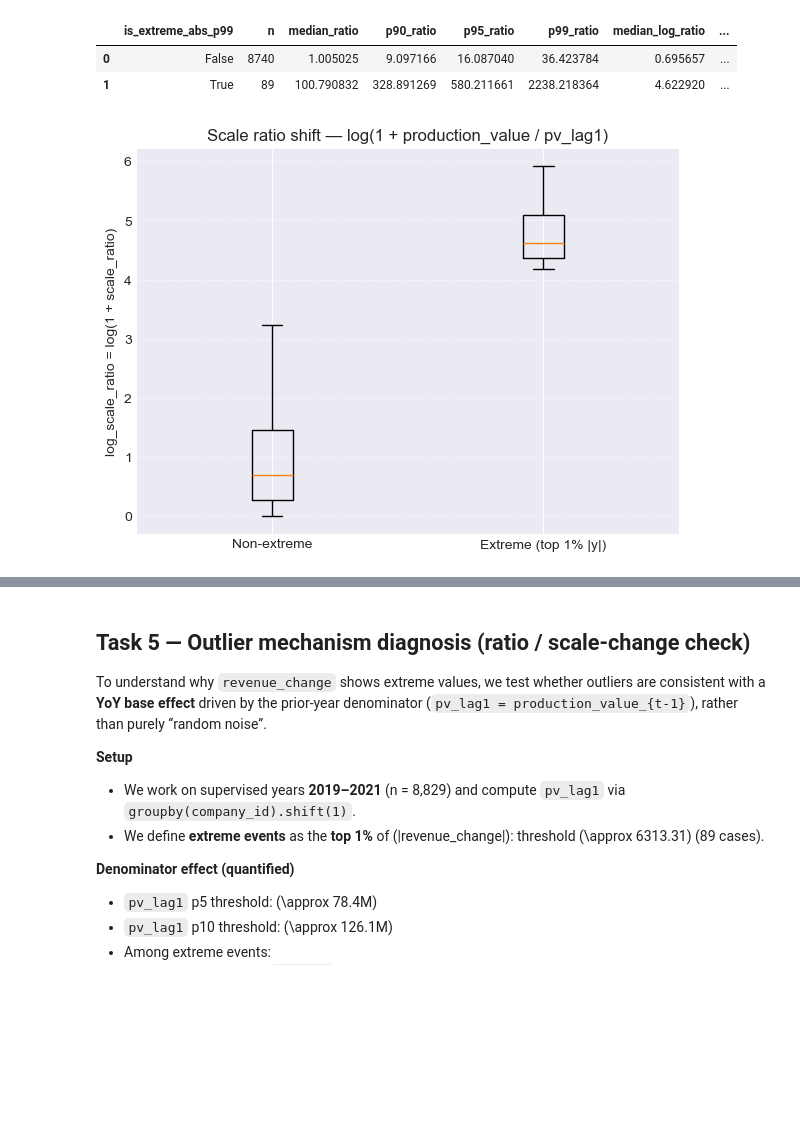
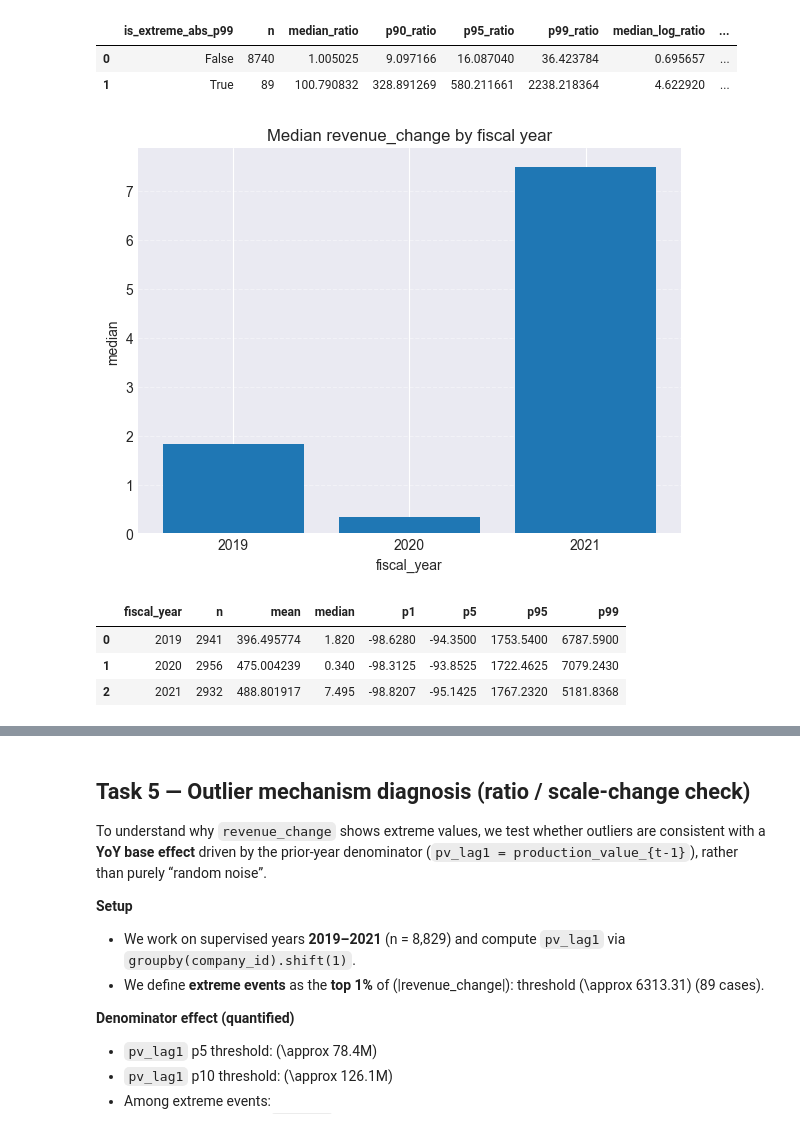
Before and after one commit to MoriondoTommaso/italian-financial-challenge, a Jupyter notebook: notebooks/Final.ipynb, the cells around one changed output, grey strips where cells are left out. Cells and saved outputs as stored; diff of their text form; code cells hidden in the pictures; blank space fills up the shorter version.

Commit message:
Update EDA: temporal drift + boxplot

```diff
--- a/notebooks/Final.ipynb
+++ b/notebooks/Final.ipynb
@@ -831,18 +845,3 @@ ratio_summary
 |  | is_extreme_abs_p99 | n | median_ratio | p90_ratio | p95_ratio | p99_ratio | median_log_ratio | ... |
 | 0 | False | 8740 | 1.005025 | 9.097166 | 16.087040 | 36.423784 | 0.695657 | ... |
 | 1 | True | 89 | 100.790832 | 328.891269 | 580.211661 | 2238.218364 | 4.622920 | ... |
-# %%
-
-
-# due gruppi
-g0 = tmp3.loc[~tmp3["is_extreme_abs_p99"], "log_scale_ratio"]
-g1 = tmp3.loc[tmp3["is_extreme_abs_p99"], "log_scale_ratio"]
-
-plt.figure(figsize=(7,5))
-plt.boxplot([g0, g1], labels=["Non-extreme", "Extreme (top 1% |y|)"], showfliers=False)
-plt.title("Scale ratio shift — log(1 + production_value / pv_lag1)")
-plt.ylabel("log_scale_ratio = log(1 + scale_ratio)")
-plt.grid(True, axis="y", linestyle="--", alpha=0.5)
-plt.show()
-# %% [output]
-[figure, removed]
@@ -848,0 +851,39 @@ plt.show()
+# %%
+time_col = "fiscal_year"
+target = "revenue_change"
+
+tmp = df[[time_col, target]].dropna().copy()
+tmp[time_col] = tmp[time_col].astype(int)
+
+summary = (
+    tmp.groupby(time_col)[target]
+      .agg(
+          n="count",
+          mean="mean",
+          median="median",
+          p1=lambda s: s.quantile(0.01),
+          p5=lambda s: s.quantile(0.05),
+          p95=lambda s: s.quantile(0.95),
+          p99=lambda s: s.quantile(0.99),
+      )
+      .reset_index()
+)
+
+summary_sorted = summary.sort_values(time_col).copy()
+x = summary_sorted[time_col].astype(str)
+
+plt.figure(figsize=(7,5))
+plt.bar(x, summary_sorted["median"])
+plt.title("Median revenue_change by fiscal year")
+plt.xlabel(time_col)
+plt.ylabel("median")
+plt.grid(axis="y", linestyle="--", alpha=0.4)
+plt.show()
+
+summary_sorted
+# %% [output]
+[figure, added]
+|  | fiscal_year | n | mean | median | p1 | p5 | p95 | p99 |
+| 0 | 2019 | 2941 | 396.495774 | 1.820 | -98.6280 | -94.3500 | 1753.5400 | 6787.5900 |
+| 1 | 2020 | 2956 | 475.004239 | 0.340 | -98.3125 | -93.8525 | 1722.4625 | 7079.2430 |
+| 2 | 2021 | 2932 | 488.801917 | 7.495 | -98.8207 | -95.1425 | 1767.2320 | 5181.8368 |
```
Also changed, not shown: parts of 15 cells of this notebook.
